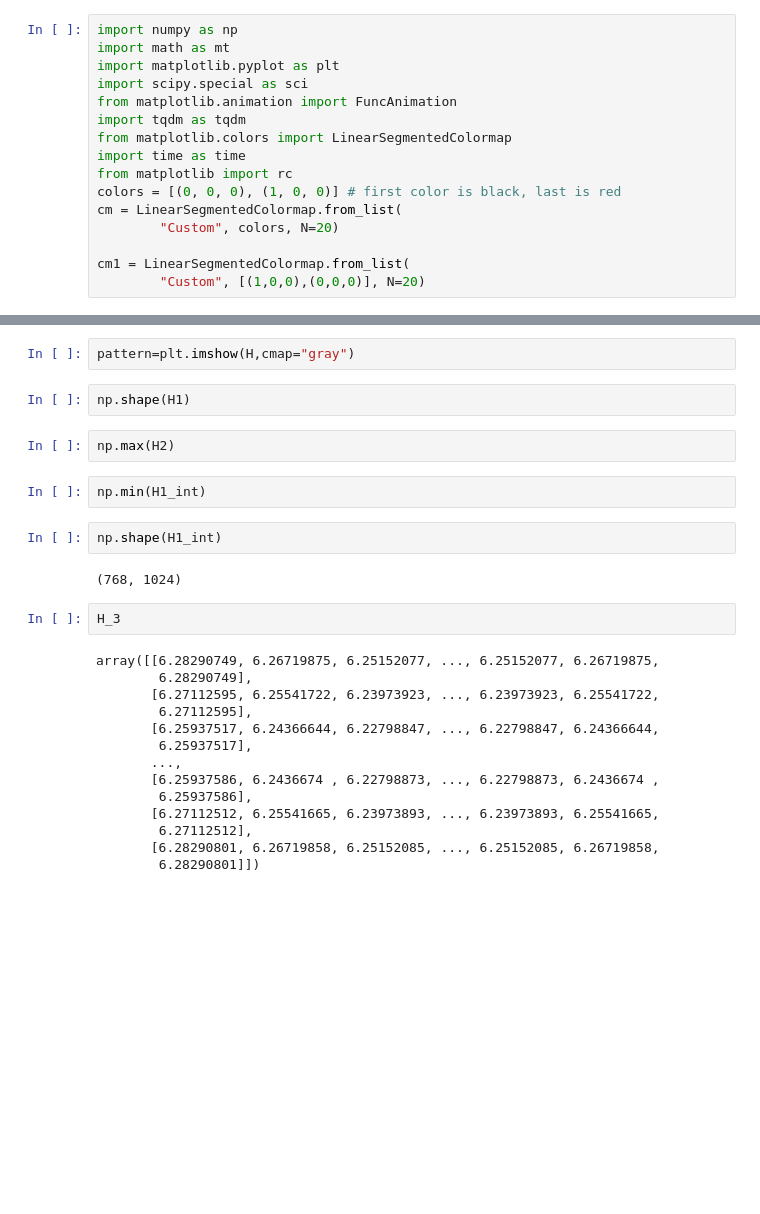
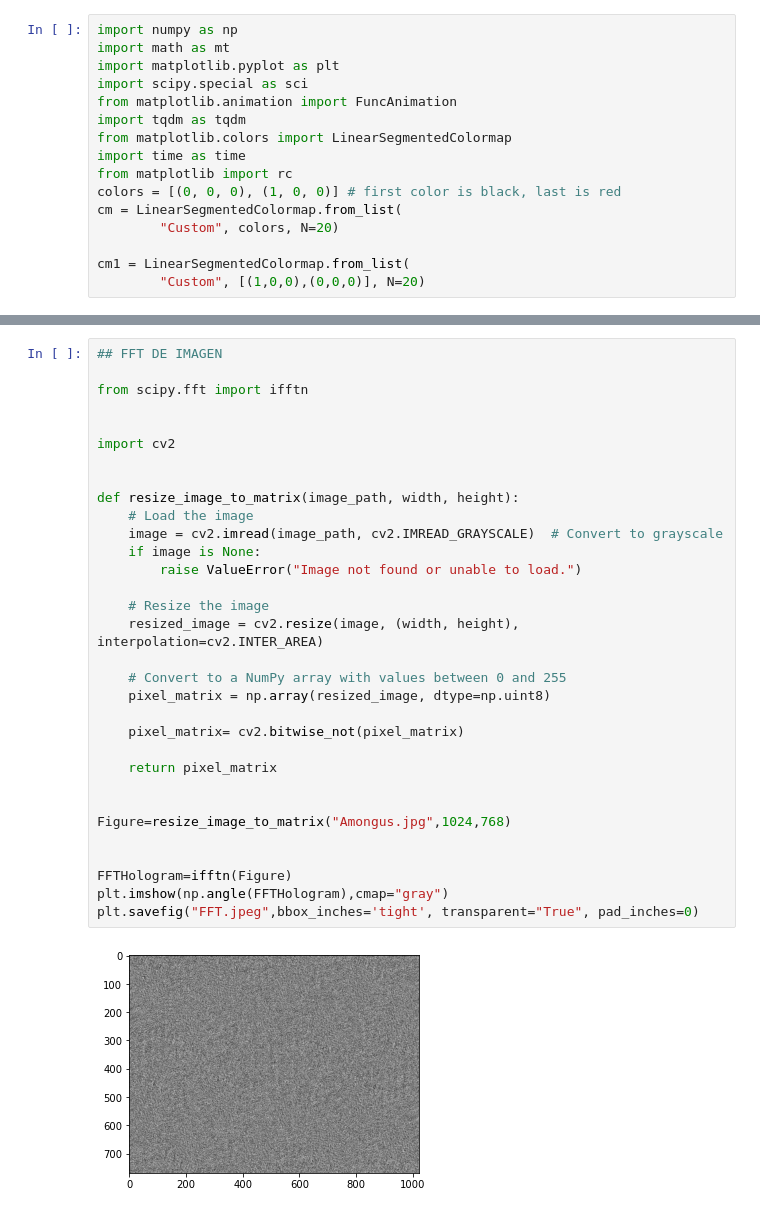
Before and after one commit to andresarias1105/Proyecto_SLM, a Jupyter notebook: SLM_HOLGRAMS.ipynb, the cells around one changed output, grey strips where cells are left out. Saved outputs shown, nothing was run; the diff lists cells and outputs as text; blank space fills up the shorter version.

```diff
--- a/SLM_HOLGRAMS.ipynb
+++ b/SLM_HOLGRAMS.ipynb
@@ -195,28 +231,34 @@ wx._core.wxAssertionError: C++ assertion "wxThread::IsMain()" failed at ..\..\sr
-# %%
-pattern=plt.imshow(H,cmap="gray")
-# %%
-np.shape(H1)
-# %%
-np.max(H2)
-# %%
-np.min(H1_int)
-# %%
-np.shape(H1_int)
-# %% [output]
-(768, 1024)
-# %%
-H_3
-# %% [output]
-array([[6.28290749, 6.26719875, 6.25152077, ..., 6.25152077, 6.26719875,
-        6.28290749],
-       [6.27112595, 6.25541722, 6.23973923, ..., 6.23973923, 6.25541722,
-        6.27112595],
-       [6.25937517, 6.24366644, 6.22798847, ..., 6.22798847, 6.24366644,
-        6.25937517],
-       ...,
-       [6.25937586, 6.2436674 , 6.22798873, ..., 6.22798873, 6.2436674 ,
-        6.25937586],
-       [6.27112512, 6.25541665, 6.23973893, ..., 6.23973893, 6.25541665,
-        6.27112512],
-       [6.28290801, 6.26719858, 6.25152085, ..., 6.25152085, 6.26719858,
-        6.28290801]])
+# %%
+## FFT DE IMAGEN
+
+from scipy.fft import ifftn
+
+
+import cv2
+
+
+def resize_image_to_matrix(image_path, width, height):
+    # Load the image
+    image = cv2.imread(image_path, cv2.IMREAD_GRAYSCALE)  # Convert to grayscale
+    if image is None:
+        raise ValueError("Image not found or unable to load.")
+
+    # Resize the image
+    resized_image = cv2.resize(image, (width, height), interpolation=cv2.INTER_AREA)
+
+    # Convert to a NumPy array with values between 0 and 255
+    pixel_matrix = np.array(resized_image, dtype=np.uint8)
+
+    pixel_matrix= cv2.bitwise_not(pixel_matrix)
+
+    return pixel_matrix
+
+
+Figure=resize_image_to_matrix("Amongus.jpg",1024,768)
+
+
+FFTHologram=ifftn(Figure)
+plt.imshow(np.angle(FFTHologram),cmap="gray")
+plt.savefig("FFT.jpeg",bbox_inches='tight', transparent="True", pad_inches=0)
+# %% [output]
+[figure, added]
```
Also changed, not shown: parts of 8 cells of this notebook.
